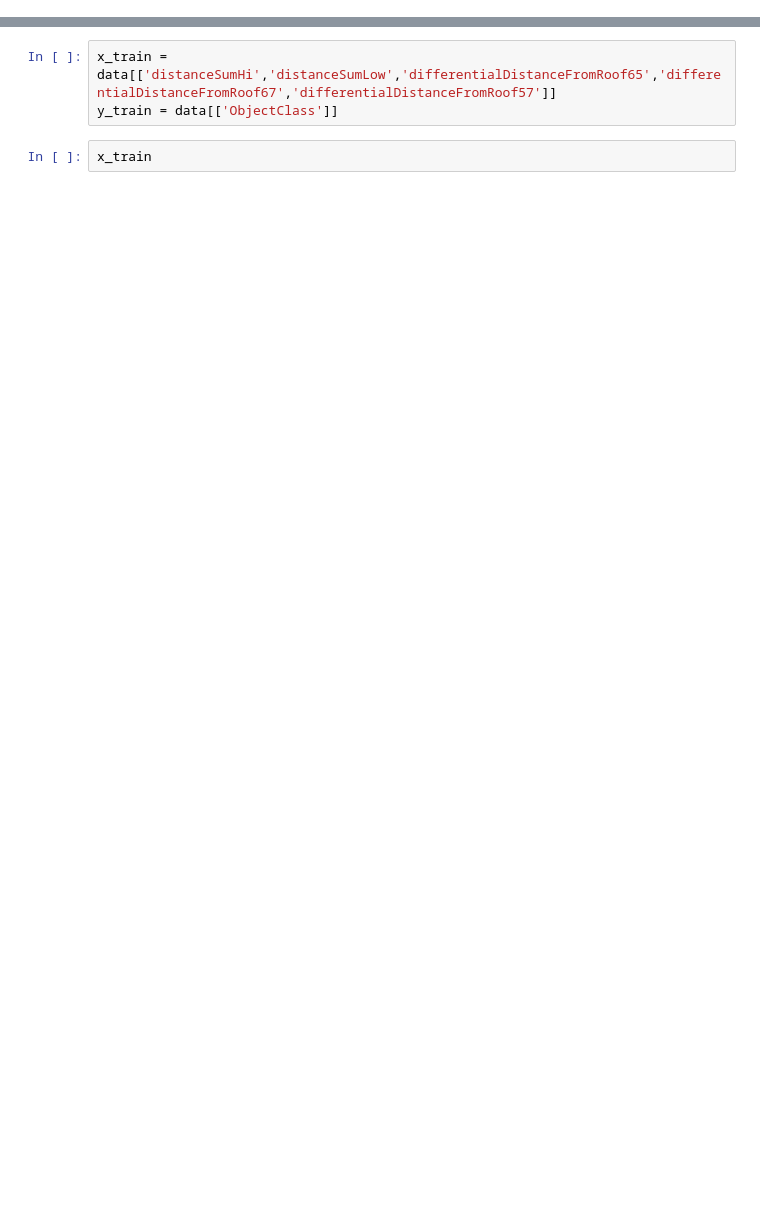
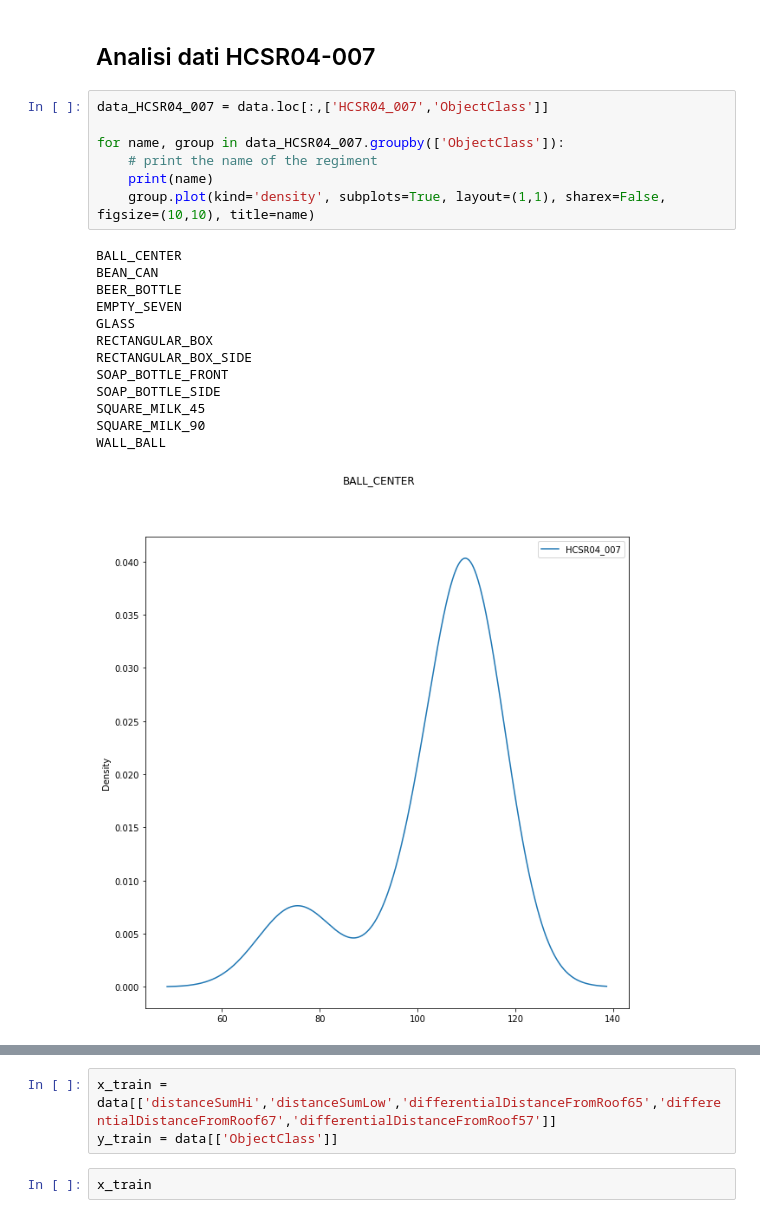
Before and after one commit to emanbuc/ultrasonic-vision, a Jupyter notebook: notebooks/multiclass_SVM.ipynb, the cells around one changed output, grey strips where cells are left out. Cells and saved outputs as stored; diff of their text form; blank space fills up the shorter version.

```diff
--- a/notebooks/multiclass_SVM.ipynb
+++ b/notebooks/multiclass_SVM.ipynb
@@ -28,0 +56,23 @@ plt.show()
+# %% [markdown]
+## Analisi dati HCSR04-007
+# %%
+data_HCSR04_007 = data.loc[:,['HCSR04_007','ObjectClass']]
+
+for name, group in data_HCSR04_007.groupby(['ObjectClass']):
+    # print the name of the regiment
+    print(name)
+    group.plot(kind='density', subplots=True, layout=(1,1), sharex=False, figsize=(10,10), title=name)
+# %% [output]
+BALL_CENTER
+BEAN_CAN
+BEER_BOTTLE
+EMPTY_SEVEN
+GLASS
+RECTANGULAR_BOX
+RECTANGULAR_BOX_SIDE
+SOAP_BOTTLE_FRONT
+SOAP_BOTTLE_SIDE
+SQUARE_MILK_45
+SQUARE_MILK_90
+WALL_BALL
+[figure, added]
```
Also changed, not shown: parts of 13 cells of this notebook.
